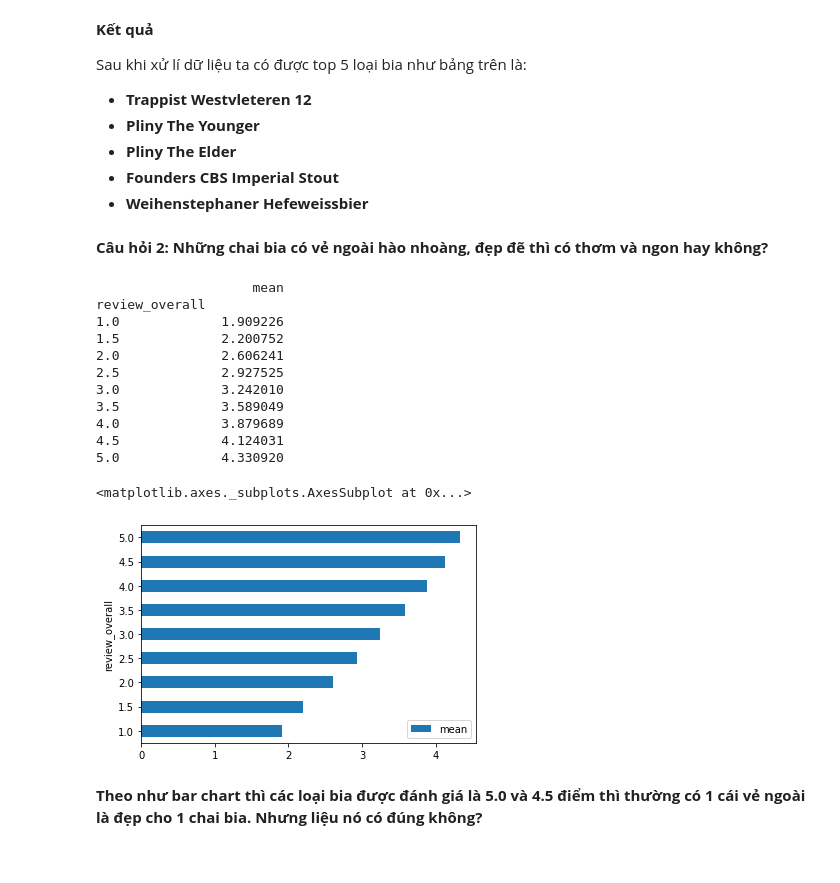
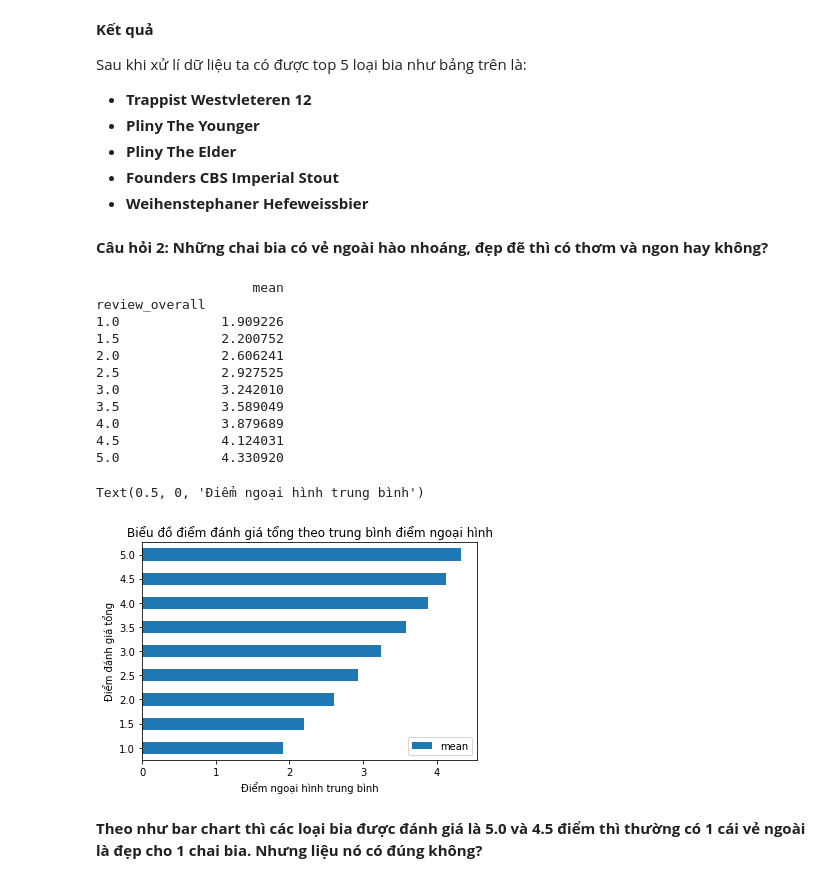
Before and after one commit to hts7117/LTKHDL_DACK, a Jupyter notebook: 1712718-HuynhThanhSang.ipynb, the cells around one changed output. Drawn from its saved outputs; the diff is of its cells as text; code cells hidden in the pictures.

```diff
--- a/1712718-HuynhThanhSang.ipynb
+++ b/1712718-HuynhThanhSang.ipynb
@@ -258,25 +258,28 @@ Sau khi xử lí dữ liệu ta có được top 5 loại bia như bảng trên
 + **Founders CBS Imperial Stout**
 + **Weihenstephaner Hefeweissbier**
 # %% [markdown]
-**Câu hỏi 2: Những chai bia có vẻ ngoài hào nhoàng, đẹp đẽ thì có thơm và ngon hay không?**
+**Câu hỏi 2: Những chai bia có vẻ ngoài hào nhoáng, đẹp đẽ thì có thơm và ngon hay không?**
 # %%
 review_aroma_overall = beer_reviews_df.groupby(beer_reviews_df['review_overall'])['review_aroma'].agg(['mean'])
 print(review_aroma_overall)
 review_aroma_overall.plot.barh()
+plt.title('Biểu đồ điểm đánh giá tổng theo trung bình điểm ngoại hình')
+plt.ylabel('Điểm đánh giá tổng')
+plt.xlabel('Điểm ngoại hình trung bình')
 # %% [output]
                     mean
 review_overall
 1.0             1.909226
 1.5             2.200752
 2.0             2.606241
 2.5             2.927525
 3.0             3.242010
 3.5             3.589049
 4.0             3.879689
 4.5             4.124031
 5.0             4.330920
-<matplotlib.axes._subplots.AxesSubplot at 0x...>
+Text(0.5, 0, 'Điểm ngoại hình trung bình')
-[figure, old version]
+[figure, new version]
 # %% [markdown]
 **Theo như bar chart thì các loại bia được đánh giá là 5.0 và 4.5 điểm thì thường có 1 cái vẻ ngoài là đẹp cho 1 chai bia. Nhưng liệu nó có đúng không?**
 # %%
```
Also changed, not shown: parts of 9 cells of this notebook.
